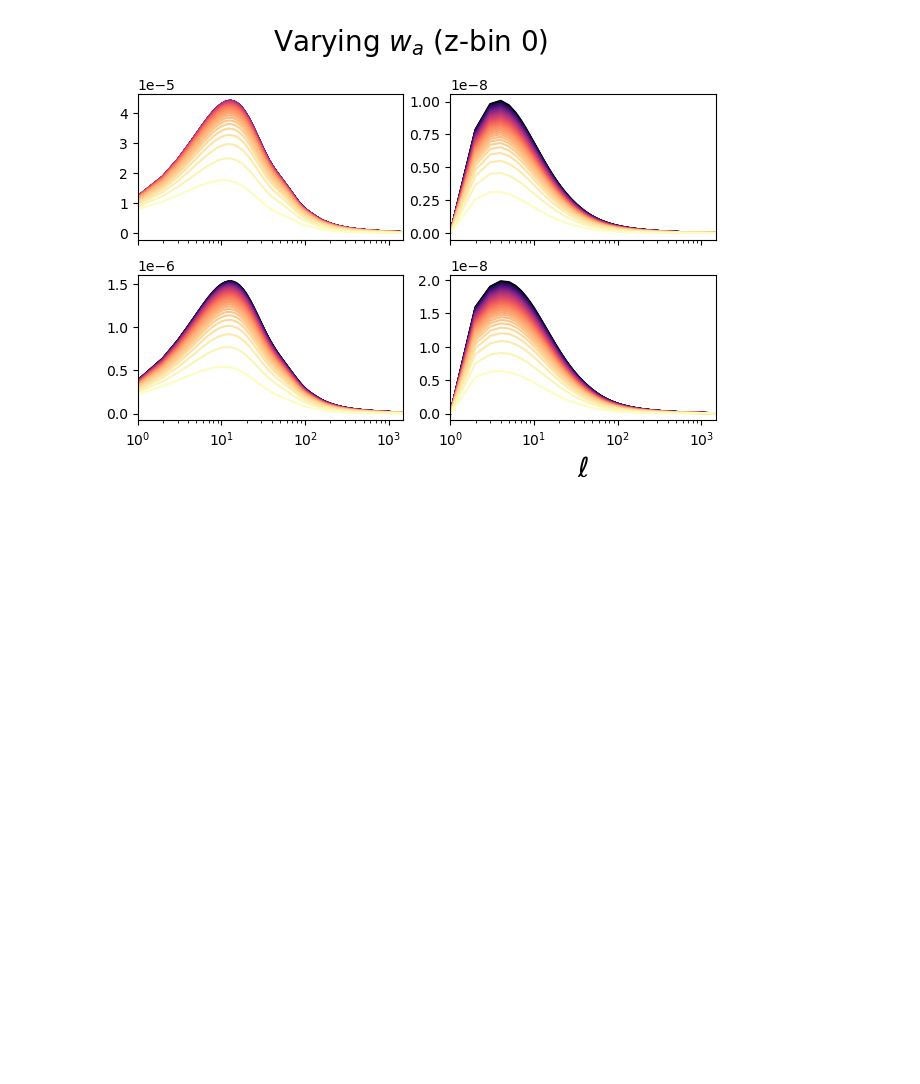
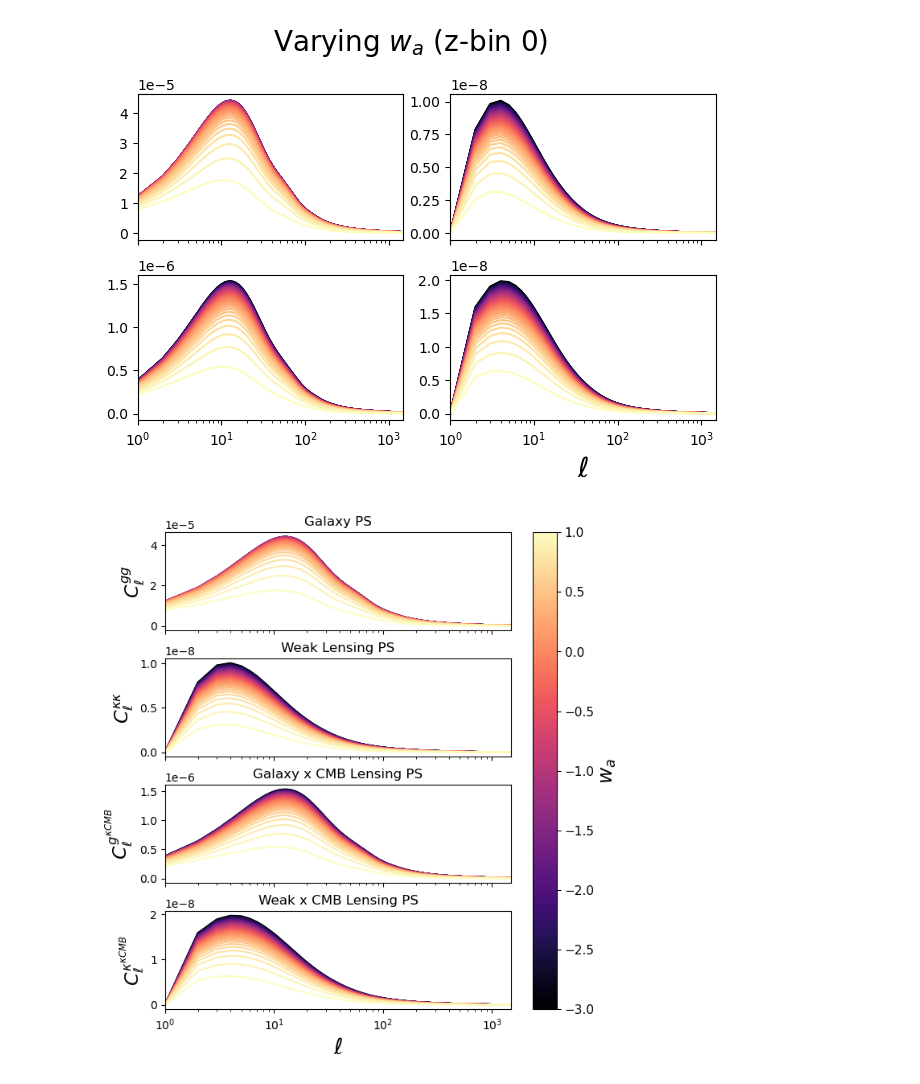
Before and after one commit to gracegibbins/cosmo4cast, a Jupyter notebook: varyparams/posterplots/posterplots.ipynb, the cells around one changed output. Drawn from its saved outputs; the diff is of its cells as text; code cells hidden in the pictures; blank space fills up the shorter version.

```diff
--- a/varyparams/posterplots/posterplots.ipynb
+++ b/varyparams/posterplots/posterplots.ipynb
@@ -620,3 +620,78 @@ cb.set_label(label = '$w_{a}$', size = 18)
 # %% [output]
 AttributeError: 'numpy.ndarray' object has no attribute 'set_ylabel'
 [figure]
+# %%
+#Vary wa with sub plots of diff probes
+
+#Z ==== 0
+
+fig, axs = plt.subplots(4,sharex=True, figsize=(6,7)) #sharey=false to see differences in more detail (true shows scale better)
+
+cmap = plt.cm.magma
+
+#fig.suptitle("Varying $w_{a}$ (z-bin 0)", fontsize=20)
+
+norm = mpl.colors.Normalize(vmin = wa[0], vmax = wa[49])
+
+#Gal Auto: Iterates through wa list to create a cross ps for each value
+for c in range(50): #iterates thru cosmologies
+    cosmo = ccl.Cosmology(Omega_c= 0.25, Omega_b=0.05,
+        h=0.7, A_s=2.1e-9, n_s=0.96, Omega_k=0.0,
+        w0 = -1, wa= wa[c], extra_parameters={"camb": {"dark_energy_model": "ppf"}}) #Creates 50 cosmologies varying wa from -3 to 1
+    gal = ccl.NumberCountsTracer(cosmo,False,(zz,galtracers_dndz[0]), bias= (zz,  bias_z[0]*np.ones(len(zz))))
+    gal_auto = ccl.angular_cl(cosmo, gal, gal, ell)
+    axs[0].plot(ell, gal_auto, c = cmap(norm(wa[c])))
+
+#WL Auto: Iterates through wa list to create a cross ps for each value
+for c in range(50): #iterates thru cosmologies
+    cosmo = ccl.Cosmology(Omega_c= 0.25, Omega_b=0.05,
+        h=0.7, A_s=2.1e-9, n_s=0.96, Omega_k=0.0,
+        w0 = -1, wa= wa[c], extra_parameters={"camb": {"dark_energy_model": "ppf"}}) #Creates 50 cosmologies varying wa from -3 to 1
+    lens = ccl.WeakLensingTracer(cosmo, (zz,wltracers_dndz[0]))
+    lens_auto = ccl.angular_cl(cosmo, lens, lens, ell)
+    axs[1].plot(ell, lens_auto, c = cmap(norm(wa[c])))
+
+#Gal x CMB: Iterates through wa list to create a cross ps for each value
+for c in range(50): #iterates thru cosmologies
+    cosmo = ccl.Cosmology(Omega_c= 0.25, Omega_b=0.05,
+        h=0.7, A_s=2.1e-9, n_s=0.96, Omega_k=0.0,
+        w0 = -1, wa= wa[c], extra_parameters={"camb": {"dark_energy_model": "ppf"}}) #Creates 50 cosmologies varying wa from -3 to 1
+    gal = ccl.NumberCountsTracer(cosmo,False,(zz,galtracers_dndz[0]), bias= (zz,  bias_z[0]*np.ones(len(zz))))
+    cmb_lensing = ccl.CMBLensingTracer(cosmo, 1100) #(cosmology, cmb redshift)
+    gal_cmb = ccl.angular_cl(cosmo, gal, cmb_lensing, ell)
+    axs[2].plot(ell, gal_cmb, c = cmap(norm(wa[c])))
+
+#WL x CMB: Iterates through wa list to create a cross ps for each value
+for c in range(50): #iterates thru cosmologies
+    cosmo = ccl.Cosmology(Omega_c= 0.25, Omega_b=0.05,
+        h=0.7, A_s=2.1e-9, n_s=0.96, Omega_k=0.0,
+        w0 = -1, wa= wa[c], extra_parameters={"camb": {"dark_energy_model": "ppf"}}) #Creates 50 cosmologies varying wa from -3 to 1
+    cmb_lensing = ccl.CMBLensingTracer(cosmo, 1100) #(cosmology, cmb redshift)
+    lens = ccl.WeakLensingTracer(cosmo, (zz,wltracers_dndz[0]))
+    lens_cmb = ccl.angular_cl(cosmo, lens, cmb_lensing, ell)
+    axs[3].plot(ell, lens_cmb, c = cmap(norm(wa[c])))
+
+plt.xscale('log')
+plt.xlim(1,1500)
+plt.xlabel(r'$\ell$', fontsize=20)
+fig.tight_layout()
+
+axs[0].set_ylabel(r'$C_{\ell}^{gg}$', fontsize=17)
+axs[0].set_title("Galaxy PS")
+
+axs[1].set_ylabel(r'$C_{\ell}^{\kappa\kappa}$', fontsize=17)
+axs[1].set_title("Weak Lensing PS")
+
+axs[2].set_ylabel(r'$C_{\ell}^{g^{{\kappa}CMB}}$', fontsize=17)
+axs[2].set_title("Galaxy x CMB Lensing PS")
+
+axs[3].set_ylabel(r'$C_{\ell}^{\kappa^{{\kappa}CMB}}$', fontsize=17)
+axs[3].set_title("Weak x CMB Lensing PS")
+
+cb = fig.colorbar(plt.cm.ScalarMappable(norm=norm, cmap=cmap), ax = fig.get_axes())
+cb.ax.tick_params(labelsize=11)
+cb.set_label(label = '$w_{a}$', size = 18)
+
+plt.savefig('/home/s1/ggibbins/varyparams/posterplots/varywa_z0_poster.pdf', bbox_inches='tight')
+# %% [output]
+[figure, added]
```
Also changed, not shown: parts of 3 cells of this notebook, 2 other files.
